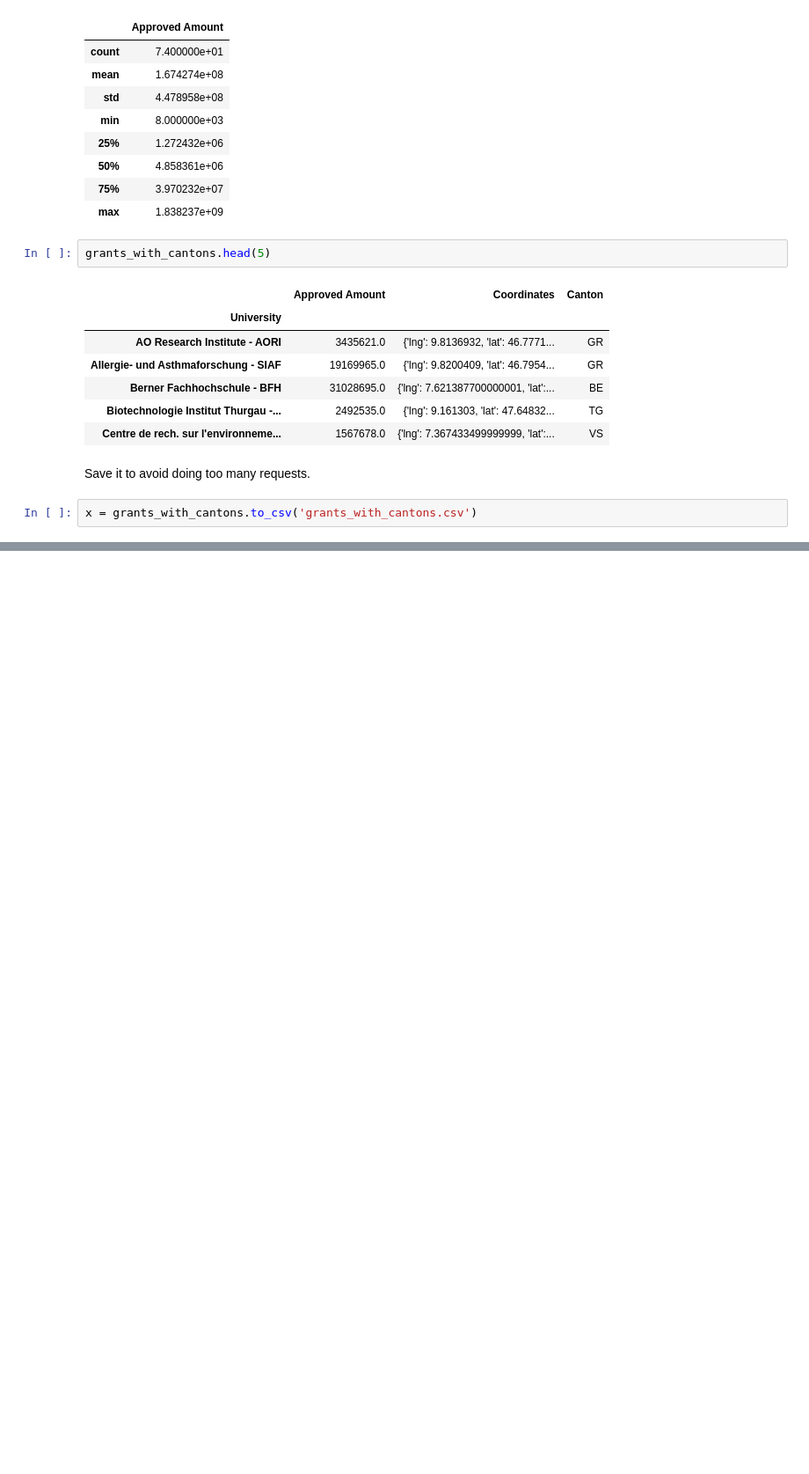
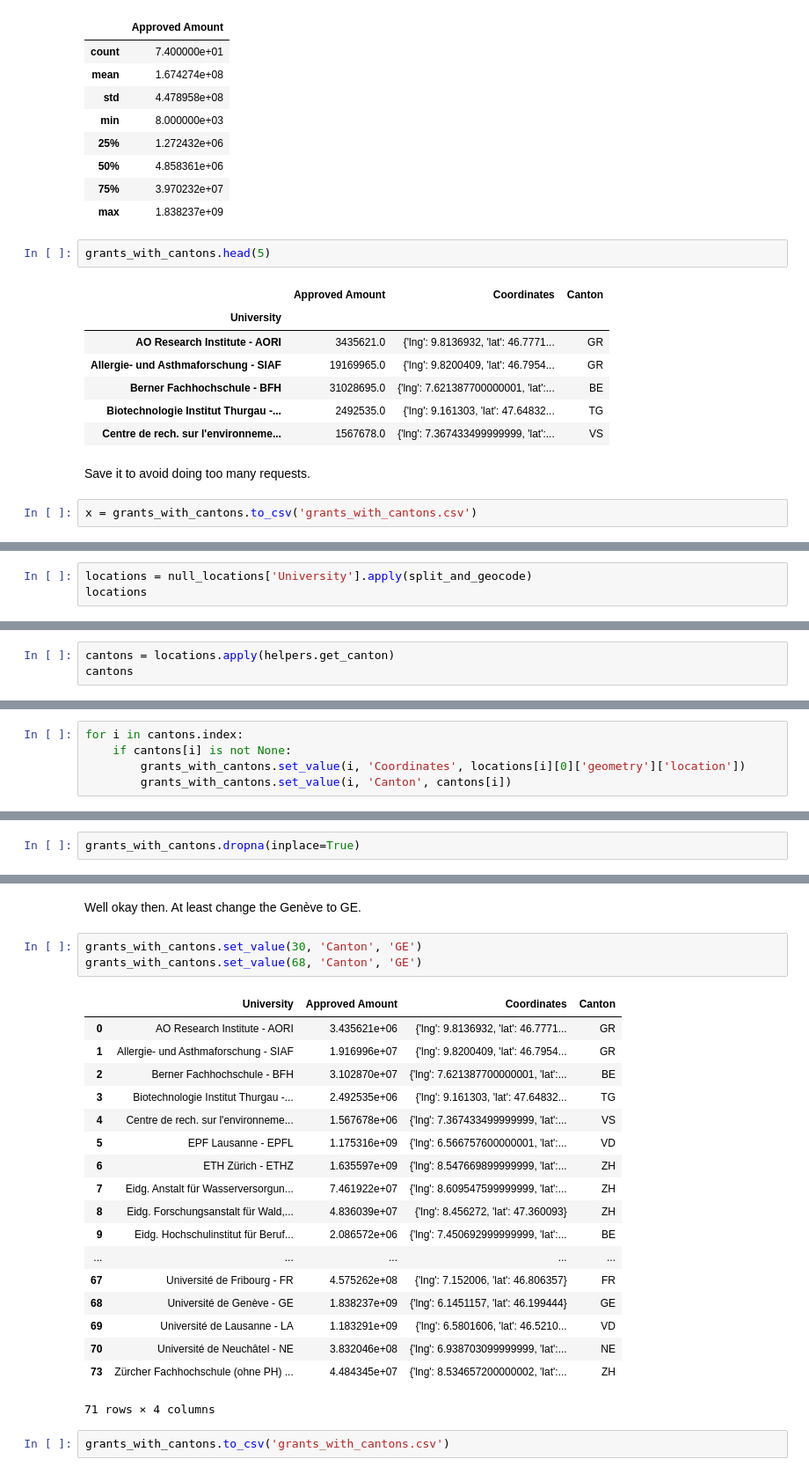
Before and after one commit to bojbilla/AdaHomeworks, a Jupyter notebook: 03 - Interactive Viz/HW3.ipynb, the cells around one changed output, grey strips where cells are left out. Shown at 88% size. Drawn from its saved outputs; the diff is of its cells as text; blank space fills up the shorter version.

Commit message:
first map! also, added manually some values and fixed some stuff.

```diff
--- a/03 - Interactive Viz/HW3.ipynb
+++ b/03 - Interactive Viz/HW3.ipynb
@@ -185,0 +204,3 @@ Weitere Spitäler - ASPIT
+# %%
+locations = null_locations['University'].apply(split_and_geocode)
+locations
@@ -185,0 +225,3 @@ Weitere Spitäler - ASPIT
+# %%
+cantons = locations.apply(helpers.get_canton)
+cantons
@@ -185,0 +246,5 @@ Weitere Spitäler - ASPIT
+# %%
+for i in cantons.index:
+    if cantons[i] is not None:
+        grants_with_cantons.set_value(i, 'Coordinates', locations[i][0]['geometry']['location'])
+        grants_with_cantons.set_value(i, 'Canton', cantons[i])
@@ -185,0 +289,2 @@ Weitere Spitäler - ASPIT
+# %%
+grants_with_cantons.dropna(inplace=True)
@@ -185,0 +310,26 @@ Weitere Spitäler - ASPIT
+# %% [markdown]
+Well okay then. At least change the Genève to GE.
+# %%
+grants_with_cantons.set_value(30, 'Canton', 'GE')
+grants_with_cantons.set_value(68, 'Canton', 'GE')
+# %% [output]
+|  | University | Approved Amount | Coordinates | Canton |
+| 0 | AO Research Institute - AORI | 3.435621e+06 | {'lng': 9.8136932, 'lat': 46.7771... | GR |
+| 1 | Allergie- und Asthmaforschung - SIAF | 1.916996e+07 | {'lng': 9.8200409, 'lat': 46.7954... | GR |
+| 2 | Berner Fachhochschule - BFH | 3.102870e+07 | {'lng': 7.621387700000001, 'lat':... | BE |
+| 3 | Biotechnologie Institut Thurgau -... | 2.492535e+06 | {'lng': 9.161303, 'lat': 47.64832... | TG |
+| 4 | Centre de rech. sur l'environneme... | 1.567678e+06 | {'lng': 7.367433499999999, 'lat':... | VS |
+| 5 | EPF Lausanne - EPFL | 1.175316e+09 | {'lng': 6.566757600000001, 'lat':... | VD |
+| 6 | ETH Zürich - ETHZ | 1.635597e+09 | {'lng': 8.547669899999999, 'lat':... | ZH |
+| 7 | Eidg. Anstalt für Wasserversorgun... | 7.461922e+07 | {'lng': 8.609547599999999, 'lat':... | ZH |
+| 8 | Eidg. Forschungsanstalt für Wald,... | 4.836039e+07 | {'lng': 8.456272, 'lat': 47.360093} | ZH |
+| 9 | Eidg. Hochschulinstitut für Beruf... | 2.086572e+06 | {'lng': 7.450692999999999, 'lat':... | BE |
+| ... | ... | ... | ... | ... |
+| 67 | Université de Fribourg - FR | 4.575262e+08 | {'lng': 7.152006, 'lat': 46.806357} | FR |
+| 68 | Université de Genève - GE | 1.838237e+09 | {'lng': 6.1451157, 'lat': 46.199444} | GE |
+| 69 | Université de Lausanne - LA | 1.183291e+09 | {'lng': 6.5801606, 'lat': 46.5210... | VD |
+| 70 | Université de Neuchâtel - NE | 3.832046e+08 | {'lng': 6.938703099999999, 'lat':... | NE |
+| 73 | Zürcher Fachhochschule (ohne PH) ... | 4.484345e+07 | {'lng': 8.534657200000002, 'lat':... | ZH |
+71 rows × 4 columns
+# %%
+grants_with_cantons.to_csv('grants_with_cantons.csv')
```
Also changed, not shown: parts of 27 cells of this notebook, 2 other files.
